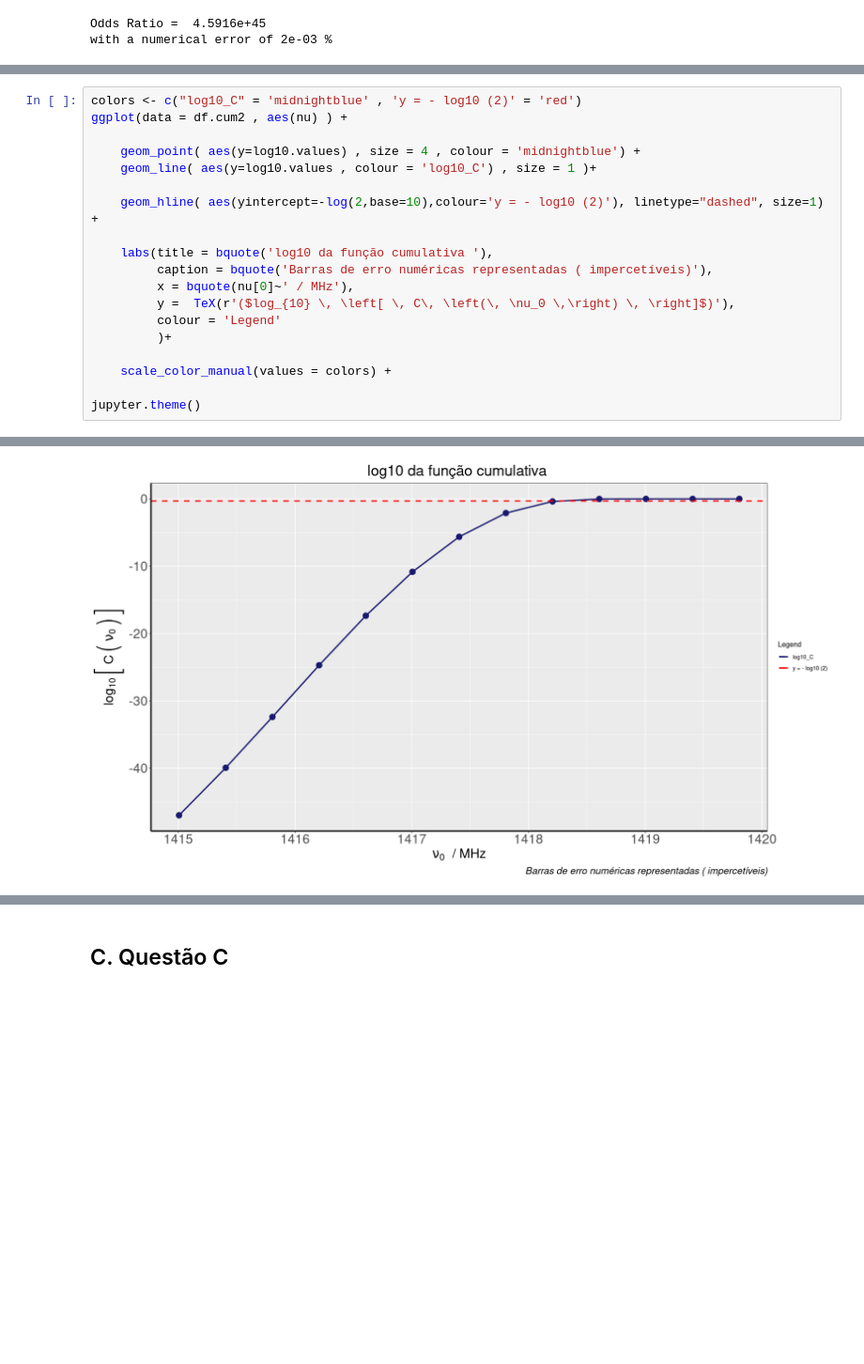
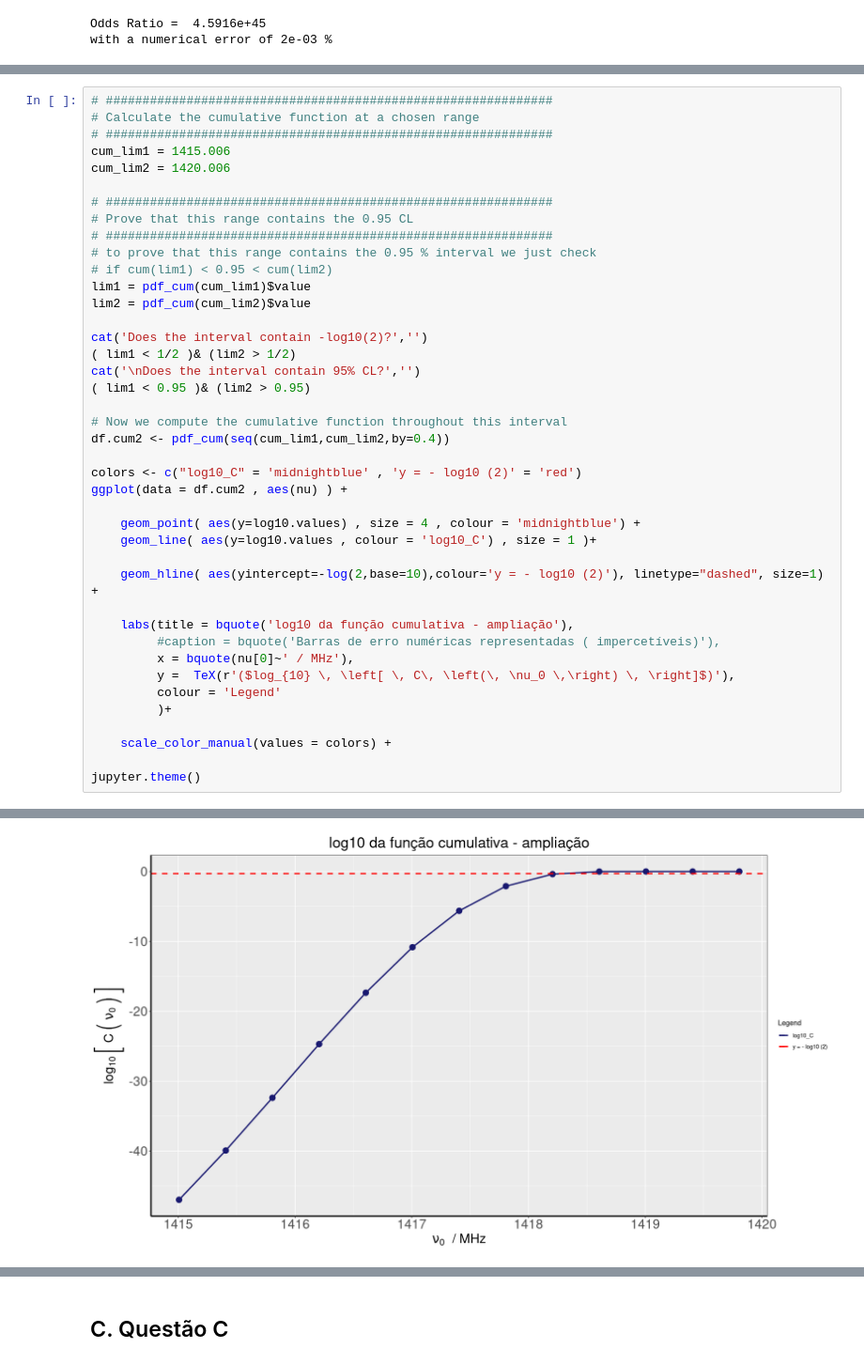
Before and after one commit to cesarium/da-bayesian-star, a Jupyter notebook: notebook.ipynb, the cells around one changed output, grey strips where cells are left out. Shown at 94% size. Cells and saved outputs as stored; diff of their text form; blank space fills up the shorter version.

```diff
--- a/notebook.ipynb
+++ b/notebook.ipynb
@@ -681,4 +653,26 @@ df.cum2 <- pdf_cum(seq(cum_lim1,cum_lim2,by=0.4))
 # %%
+# #############################################################
+# Calculate the cumulative function at a chosen range
+# #############################################################
+cum_lim1 = 1415.006
+cum_lim2 = 1420.006
+
+# #############################################################
+# Prove that this range contains the 0.95 CL
+# #############################################################
+# to prove that this range contains the 0.95 % interval we just check
+# if cum(lim1) < 0.95 < cum(lim2)
+lim1 = pdf_cum(cum_lim1)$value
+lim2 = pdf_cum(cum_lim2)$value
+
+cat('Does the interval contain -log10(2)?','')
+( lim1 < 1/2 )& (lim2 > 1/2)
+cat('\nDoes the interval contain 95% CL?','')
+( lim1 < 0.95 )& (lim2 > 0.95)
+
+# Now we compute the cumulative function throughout this interval
+df.cum2 <- pdf_cum(seq(cum_lim1,cum_lim2,by=0.4))
+
 colors <- c("log10_C" = 'midnightblue' , 'y = - log10 (2)' = 'red')
 ggplot(data = df.cum2 , aes(nu) ) +
 
@@ -687,8 +681,8 @@ ggplot(data = df.cum2 , aes(nu) ) +
 
     geom_hline( aes(yintercept=-log(2,base=10),colour='y = - log10 (2)'), linetype="dashed", size=1) +
 
-    labs(title = bquote('log10 da função cumulativa '),
-         caption = bquote('Barras de erro numéricas representadas ( impercetíveis)'),
+    labs(title = bquote('log10 da função cumulativa - ampliação'),
+         #caption = bquote('Barras de erro numéricas representadas ( impercetíveis)'),
          x = bquote(nu[0]~' / MHz'),
          y =  TeX(r'($log_{10} \, \left[ \, C\, \left(\, \nu_0 \,\right) \, \right]$)'),
          colour = 'Legend'
@@ -701 +699 @@ jupyter.theme()
-[figure, old version]
+[figure, new version]
```
Also changed, not shown: parts of 32 cells of this notebook, 1 other file.
